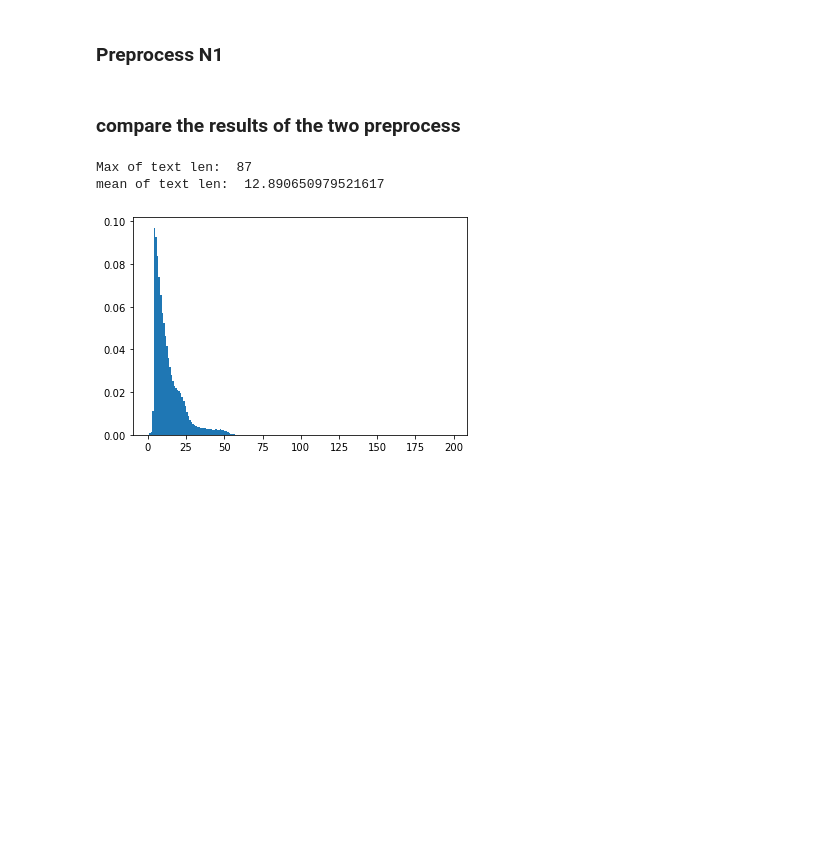
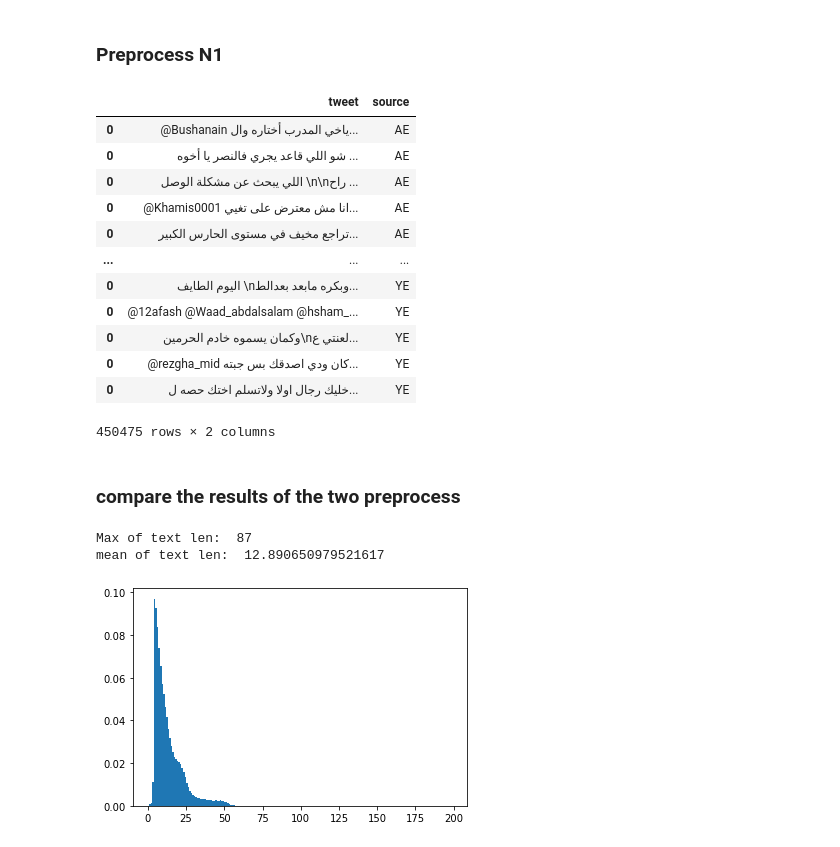
Before and after one commit to Lafifi-24/arabic-dialect-identification, a Jupyter notebook: preprocess data.ipynb, the cells around one changed output. Saved outputs shown, nothing was run; the diff lists cells and outputs as text; code cells hidden in the pictures; blank space fills up the shorter version.

```diff
--- a/preprocess data.ipynb
+++ b/preprocess data.ipynb
@@ -59,6 +66,22 @@ def preprocessing_V0_1_1(data):
     return data
 # %%
 data_=preprocessing_V0_1_1(data.copy())
+# %%
+data
+# %% [output]
+|  | tweet | source |
+| 0 | @Bushanain ياخي المدرب أختاره وال... | AE |
+| 0 | شو اللي قاعد يجري فالنصر يا أخوه ... | AE |
+| 0 | اللي يبحث عن مشكلة الوصل \n\nراح ... | AE |
+| 0 | @Khamis0001 انا مش معترض على تغيي... | AE |
+| 0 | تراجع مخيف في مستوى الحارس الكبير... | AE |
+| ... | ... | ... |
+| 0 | اليوم الطايف \nوبكره مابعد بعدالط... | YE |
+| 0 | @12afash @Waad_abdalsalam @hsham_... | YE |
+| 0 | وكمان يسموه خادم الحرمين\nلعنتي ع... | YE |
+| 0 | @rezgha_mid كان ودي اصدقك بس جبته... | YE |
+| 0 | خليك رجال اولا ولاتسلم اختك حصه ل... | YE |
+450475 rows × 2 columns
 # %%
 data__=preprocessing_V0_1_0(data.copy())
 # %%
```
Also changed, not shown: parts of 2 cells of this notebook.
